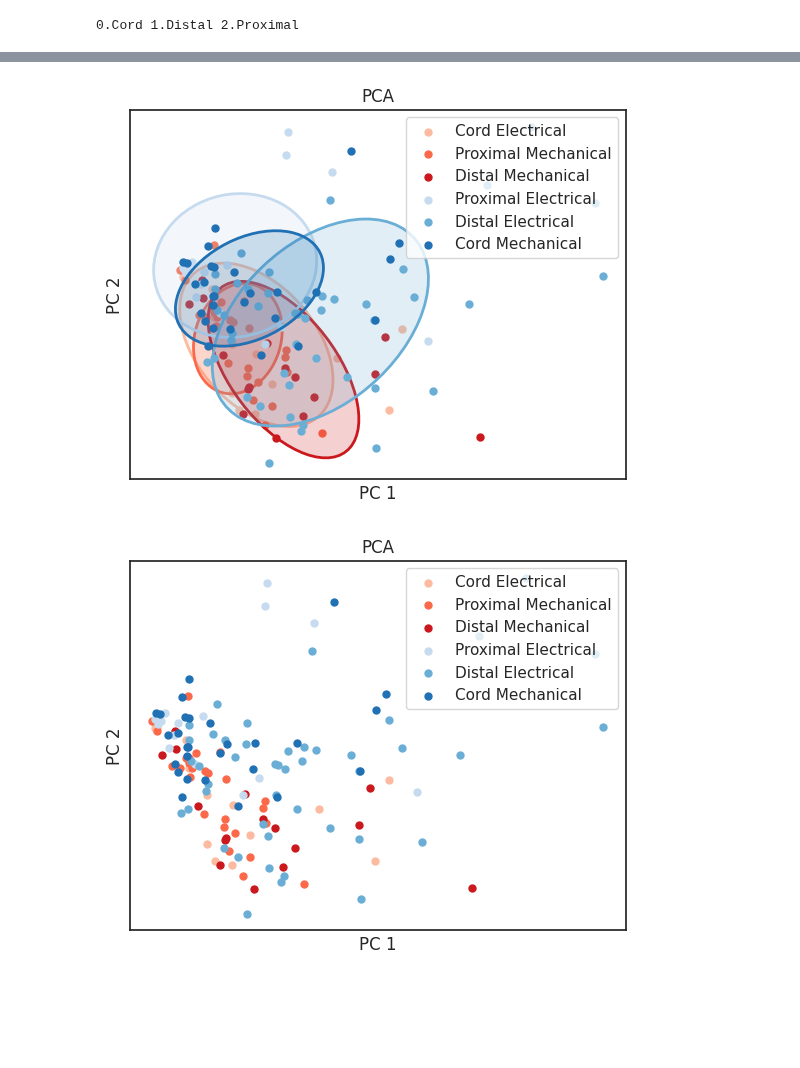
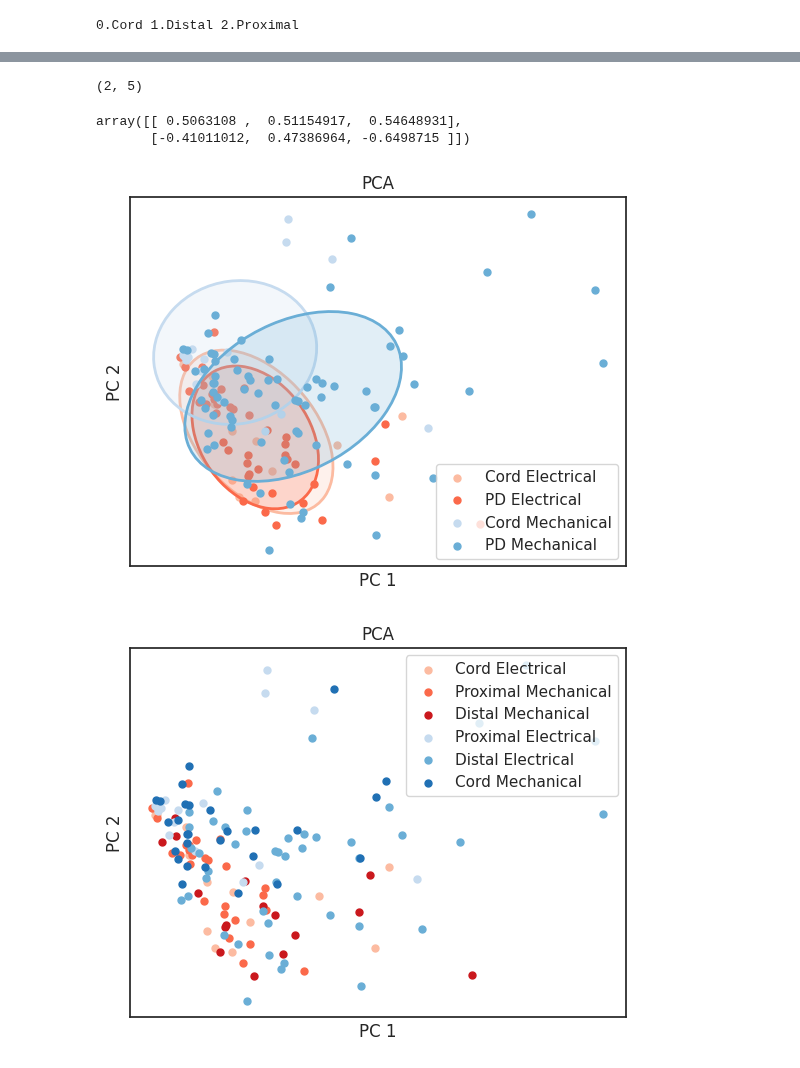
Before and after one commit to draeloslab/stim_behavior, a Jupyter notebook: notebooks/extract_dlc.ipynb, the cells around one changed output, grey strips where cells are left out. Cells and saved outputs as stored; diff of their text form; code cells hidden in the pictures; blank space fills up the shorter version.

```diff
--- a/extract_dlc.ipynb
+++ b/notebooks/extract_dlc.ipynb
@@ -173,14 +171,10 @@ class Driver:
 
         self.prosvd_k = 4 # no. of dims to reduce to
 
-        self.time_margin = (-120, 180) # to trim videos
+        self.time_margin = (-20, 180) # to trim videos
         self.total_f = self.time_margin[1] - self.time_margin[0]
 
-        self.init_frame_crop = 10 # No of initial frames used to set cropping info
-        self.init_frame_prosvd = 90 # No of initial frames used to initialize proSVD
-        self.init_frame = self.init_frame_crop + self.init_frame_prosvd
-
-        self.tx = np.arange(self.init_frame + self.time_margin[0], self.time_margin[1])/self.fps
+        self.tx = np.arange(self.time_margin[0], self.time_margin[1])/self.fps
 
         # if self.is_metadata_present:
         #     self.stim_class_list = sorted(self.files_info['Stimulation Class'].unique().tolist())
@@ -286,7 +280,7 @@ class Driver:
                 row = self.files_info.iloc[video_idx]
             md = load_metadata_new(row, time_margin = self.time_margin)
 
-            start_f, end_f = self.init_frame + md[0], md[1]
+            start_f, end_f = md[0], md[1]
 
             data = {}
 
@@ -460,12 +454,12 @@ max_distal_speed = np.zeros((N, 3))
 total_displacement = np.zeros((N, XY[0].shape[1]))
 max_proSVD_dq = np.zeros((N, 3))
 
-## intervals for computing angle
-angle_intv = [
-    [20, 50], # 1 second immediately following stimulation
-    [50, 80], # 1-2 sec
-    [80, None] # > 2 sec
-]
+## intervals for computing the features
+break_intervals = convert_from_seconds_to_frames([
+    [0, 1], # 1 second immediately following stimulation
+    [1, 2], # 1-2 sec
+    [2, None] # > 2 sec
+], driver.fps, driver.time_margin)
 
 for i in range(N):
     xy = np.copy(XY[i])
@@ -488,7 +482,7 @@ for i in range(N):
     L = compute_L(xy).mean()
     total_displacement[i] /= L
 
-    for j, intv in enumerate(angle_intv):
+    for j, intv in enumerate(break_intervals):
         s, e = intv
         mean_angle[i, j] = np.mean(angle_array[s:e])
         max_angle[i, j] = np.max(angle_array[s:e])
@@ -901,10 +951,27 @@ print('0.Cord 1.Distal 2.Proximal')
+# %%
+loadings.shape
+# %% [output]
+(2, 5)
+# %%
+data=np.vstack([loadings[0, top_features_pc1], loadings[1, top_features_pc2]])
+data
+# %% [output]
+array([[ 0.5063108 ,  0.51154917,  0.54648931],
+       [-0.41011012,  0.47386964, -0.6498715 ]])
 # %%
 from sklearn.decomposition import PCA
 from sklearn.preprocessing import StandardScaler
 
-df_new_features = load_feature_df("STIM")
+df_new_features = load_feature_df()
 
-data, data_labels = df_new_features.iloc[:, :-2], df_new_features.iloc[:, -2:-1]
+data = df_new_features.select_dtypes(include='float64')
+
+
+label_class = "STIM"
+label_field, label_names = get_label_details(label_class, 1)
+all_colors = get_colors(len(label_names), label_class)
+
+data_labels = df_new_features[label_field].to_frame()
 
 scaler = StandardScaler()
 scaled_data = scaler.fit_transform(data)
@@ -912,39 +979,38 @@ scaled_data = scaler.fit_transform(data)
 pca = PCA() #(n_components=2)
 reduced_data = pca.fit_transform(scaled_data)
 
 
-class_list = df_new_features['label_name'].unique().tolist()
-no_of_points = len(class_list)
+# no_of_points = len(label_names)
 
-for c in range(no_of_points):
-    indices = data_labels.query(f'label == {c}').index
+for c, label in enumerate(label_names):
+    indices = data_labels.query(f"{label_field} == '{label}'").index
     subset = reduced_data[indices][:, :2]
     plt.scatter(subset[:, 0], subset[:, 1],
-                color=all_colors[c], label=class_list[c], s=25)
+                color=all_colors[c], label=label, s=25)
 
     # Fit 2D Gaussian
     mean = subset.mean(axis=0)
     cov_matrix = np.cov(subset.T)
     mvn = multivariate_normal(mean=mean, cov=cov_matrix)
 
     # Generate points for the ellipse
     angle = np.degrees(np.arctan2(*cov_matrix[::-1, :][0]))
     width, height = np.sqrt(5.991 * cov_matrix.diagonal())
     ellipse = plt.matplotlib.patches.Ellipse(mean, width, height, angle, color=all_colors[c], alpha=0.2)
     ellipse2 = plt.matplotlib.patches.Ellipse(mean, width, height, angle, fill=False, edgecolor=all_colors[c], linewidth=2)
     # Plot the ellipse
     plt.gca().add_patch(ellipse)
     plt.gca().add_patch(ellipse2)
 
 plt.xlabel("PC 1")
 plt.ylabel("PC 2")
 plt.xticks([])
 plt.yticks([])
 plt.legend()
 plt.title(f'PCA')
 plt.show()
 # %% [output]
-[figure, old version]
+[figure, new version]
 # %%
 from sklearn.decomposition import PCA
 from sklearn.preprocessing import StandardScaler
```
Also changed, not shown: parts of 14 cells of this notebook, 5 other files.
